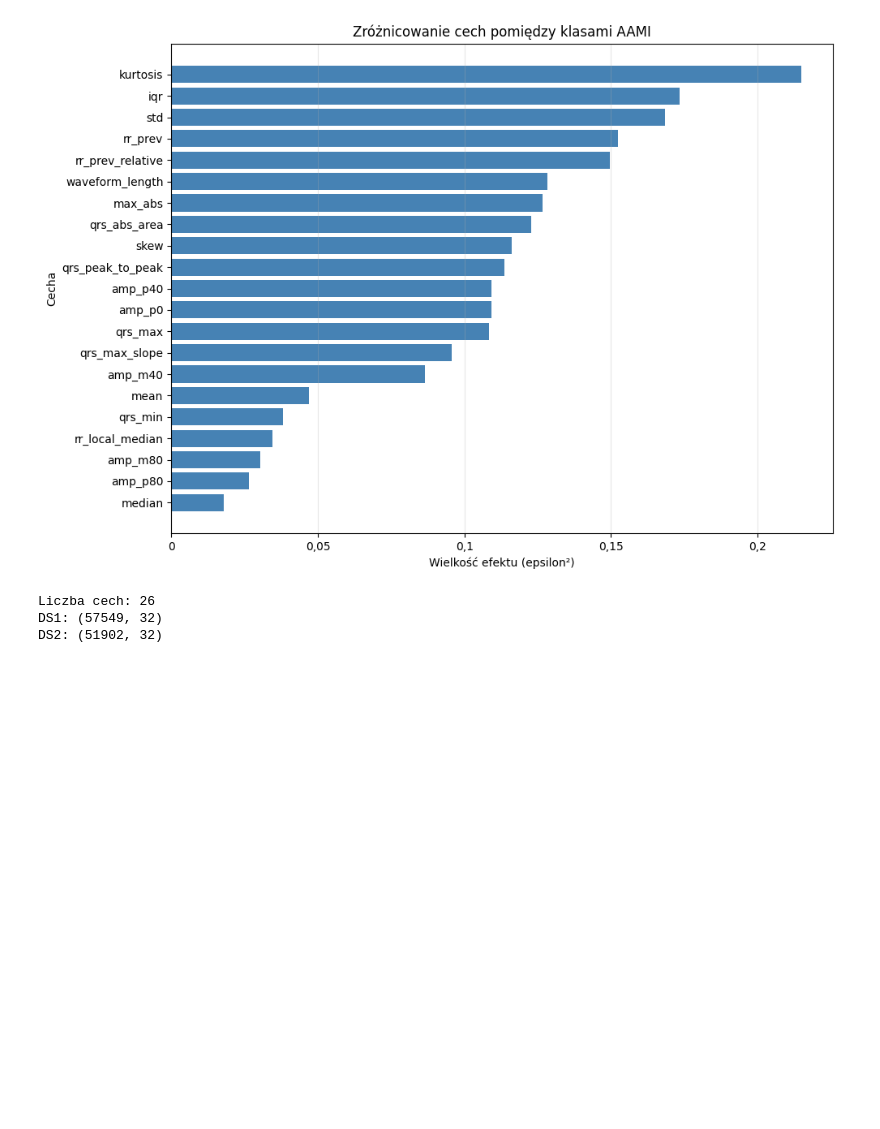
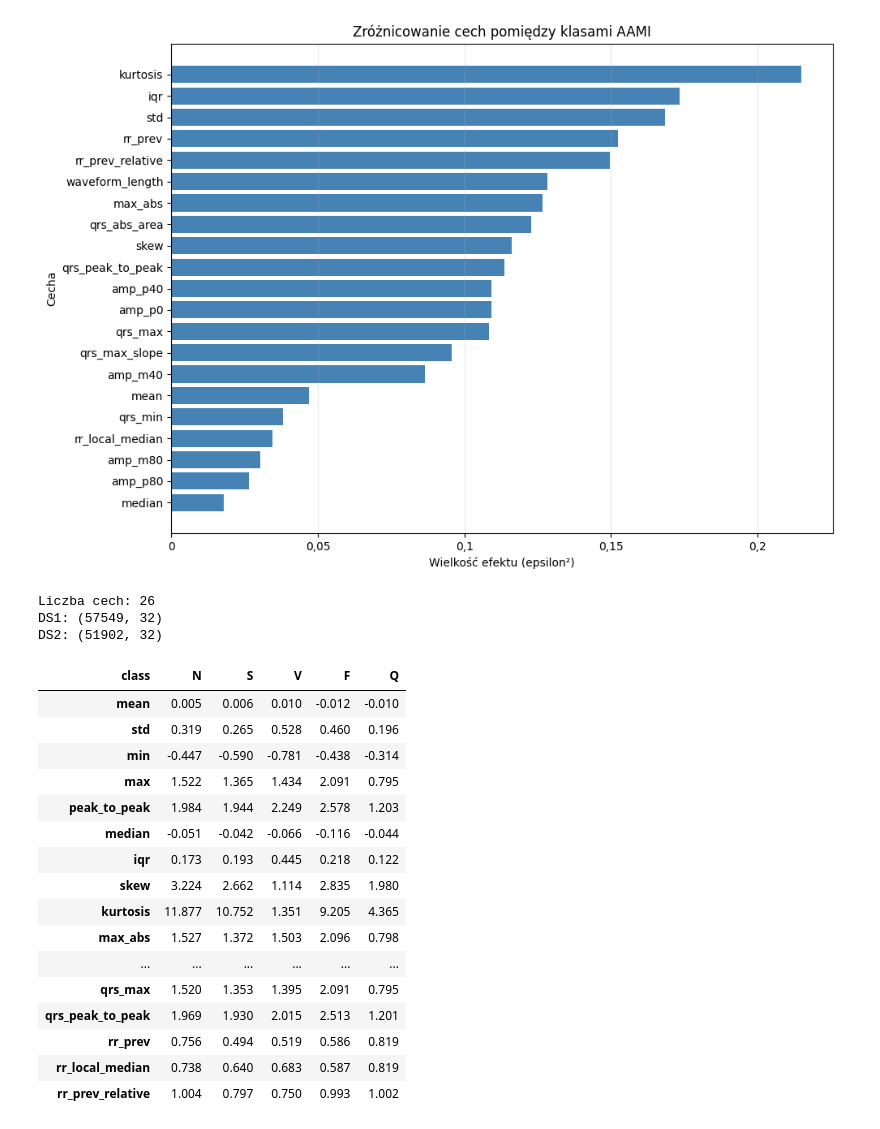
Before and after one commit to spoiler48/ecg-anomalies, a Jupyter notebook: notebooks/06_feature_extraction.ipynb, the cells around one changed output. Saved outputs shown, nothing was run; the diff lists cells and outputs as text; code cells hidden in the pictures; blank space fills up the shorter version.

```diff
--- a/notebooks/06_feature_extraction.ipynb
+++ b/notebooks/06_feature_extraction.ipynb
@@ -933,3 +933,40 @@ ds2_features.to_csv(
     '../src/ds2_features.csv',
     index=False
 )
+# %%
+feature_cols = (
+    ds1_features
+    .select_dtypes(include="number")
+    .drop(columns=["record_id", "annotation_sample", "anomaly"], errors="ignore")
+    .columns.tolist()
+)
+
+comparison = (
+    ds1_features
+    .groupby(ds1_df["class"])[feature_cols]
+    .median()
+    .T
+)
+
+class_order = ["N", "S", "V", "F", "Q"]
+comparison = comparison.reindex(columns=class_order)
+
+display(comparison.round(3))
+# %% [output]
+| class | N | S | V | F | Q |
+| mean | 0.005 | 0.006 | 0.010 | -0.012 | -0.010 |
+| std | 0.319 | 0.265 | 0.528 | 0.460 | 0.196 |
+| min | -0.447 | -0.590 | -0.781 | -0.438 | -0.314 |
+| max | 1.522 | 1.365 | 1.434 | 2.091 | 0.795 |
+| peak_to_peak | 1.984 | 1.944 | 2.249 | 2.578 | 1.203 |
+| median | -0.051 | -0.042 | -0.066 | -0.116 | -0.044 |
+| iqr | 0.173 | 0.193 | 0.445 | 0.218 | 0.122 |
+| skew | 3.224 | 2.662 | 1.114 | 2.835 | 1.980 |
+| kurtosis | 11.877 | 10.752 | 1.351 | 9.205 | 4.365 |
+| max_abs | 1.527 | 1.372 | 1.503 | 2.096 | 0.798 |
+| ... | ... | ... | ... | ... | ... |
+| qrs_max | 1.520 | 1.353 | 1.395 | 2.091 | 0.795 |
+| qrs_peak_to_peak | 1.969 | 1.930 | 2.015 | 2.513 | 1.201 |
+| rr_prev | 0.756 | 0.494 | 0.519 | 0.586 | 0.819 |
+| rr_local_median | 0.738 | 0.640 | 0.683 | 0.587 | 0.819 |
+| rr_prev_relative | 1.004 | 0.797 | 0.750 | 0.993 | 1.002 |
```
Also changed, not shown: parts of 4 cells of this notebook, 12 other files.
